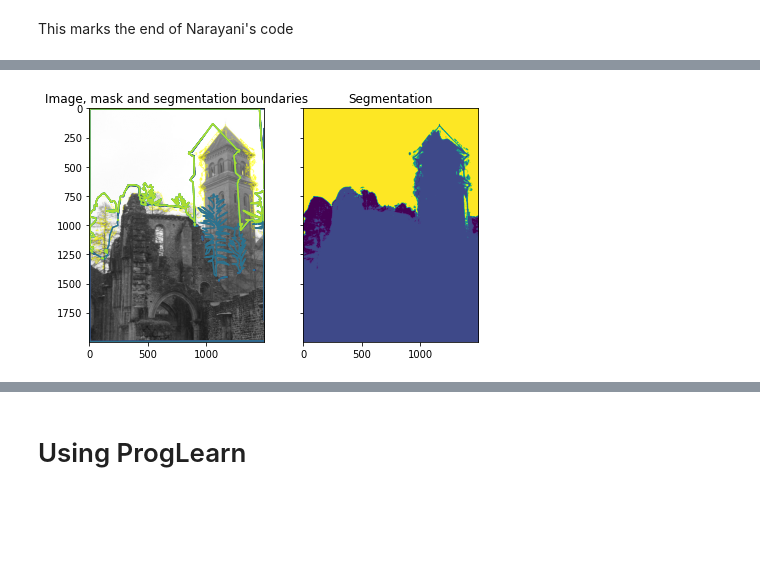
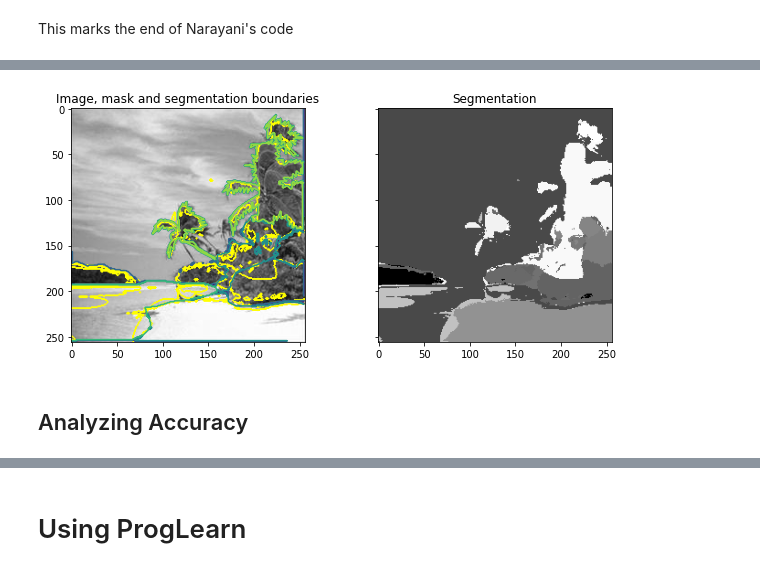
Before and after one commit to KhelmholtzR/ProglearnSceneSegmentation, a Jupyter notebook: Forest/proglearn-tree.ipynb, the cells around one changed output, grey strips where cells are left out. Cells and saved outputs as stored; diff of their text form; code cells hidden in the pictures; blank space fills up the shorter version.

```diff
--- a/Forest/proglearn-tree.ipynb
+++ b/Forest/proglearn-tree.ipynb
@@ -128,0 +86,13 @@ This marks the end of Narayani's code
+# %%
+# Image 10/64 (palm tree + beach)
+fig, ax = plt.subplots(1,2)
+fig.set_size_inches(10,10)
+
+image = cv2.imread(imgpaths[9])
+label = cv2.imread(lblpaths[9])
+ax[0].imshow(image)
+ax[0].set_title("Original Image")
+
+ax[1].imshow(label)
+ax[1].set_title("True Annotations")
+plt.show()
@@ -128,0 +126,17 @@ This marks the end of Narayani's code
+# %%
+from skimage.color import rgb2gray
+
+image_grey = rgb2gray(image)
+label_grey = rgb2gray(label)
+label_grey = label_grey * 1000
+label_grey = label_grey.astype(int)
+
+fig, ax = plt.subplots(1,2)
+fig.set_size_inches(10,10)
+
+ax[0].imshow(image_grey, cmap = plt.cm.gray)
+ax[0].set_title("Original Image")
+
+ax[1].imshow(label_grey, cmap = plt.cm.gray)
+ax[1].set_title("True Annotations")
+plt.show()
@@ -129,31 +153,37 @@ This marks the end of Narayani's code
 # %%
 import numpy as np
 import matplotlib.pyplot as plt
-from skimage import data, segmentation, feature, future
+from skimage import segmentation, feature, future
 from sklearn.ensemble import RandomForestClassifier
 from functools import partial
+import cv2
 
-img = X[0][:2000, :1500, 1] # make dimensions line up
-training_labels = Y[0][:, :, 1]
+img = image_grey
+training_labels = label_grey
+
+#img = cv2.cvtColor(image[:2000, :1500]) # make dimensions line up
+#training_labels = cv2.cvtColor(data_y[9])
 
 sigma_min = 1
 sigma_max = 16
 features_func = partial(feature.multiscale_basic_features,
                         intensity=True, edges=False, texture=True,
                         sigma_min=sigma_min, sigma_max=sigma_max,
                         multichannel=True)
 features = features_func(img)
 clf = RandomForestClassifier(n_estimators=50, n_jobs=-1,
                              max_depth=10, max_samples=0.05)
 clf = future.fit_segmenter(training_labels, features, clf)
 result = future.predict_segmenter(features, clf)
 
 fig, ax = plt.subplots(1, 2, sharex=True, sharey=True, figsize=(9, 4))
 ax[0].imshow(segmentation.mark_boundaries(img, result, mode='thick'))
 ax[0].contour(training_labels)
 ax[0].set_title('Image, mask and segmentation boundaries')
-ax[1].imshow(result)
+ax[1].imshow(result, cmap = plt.cm.gray)
 ax[1].set_title('Segmentation')
 fig.tight_layout()
 # %% [output]
-[figure, old version]
+[figure, new version]
+# %% [markdown]
+## Analyzing Accuracy
```
Also changed, not shown: parts of 28 cells of this notebook.
